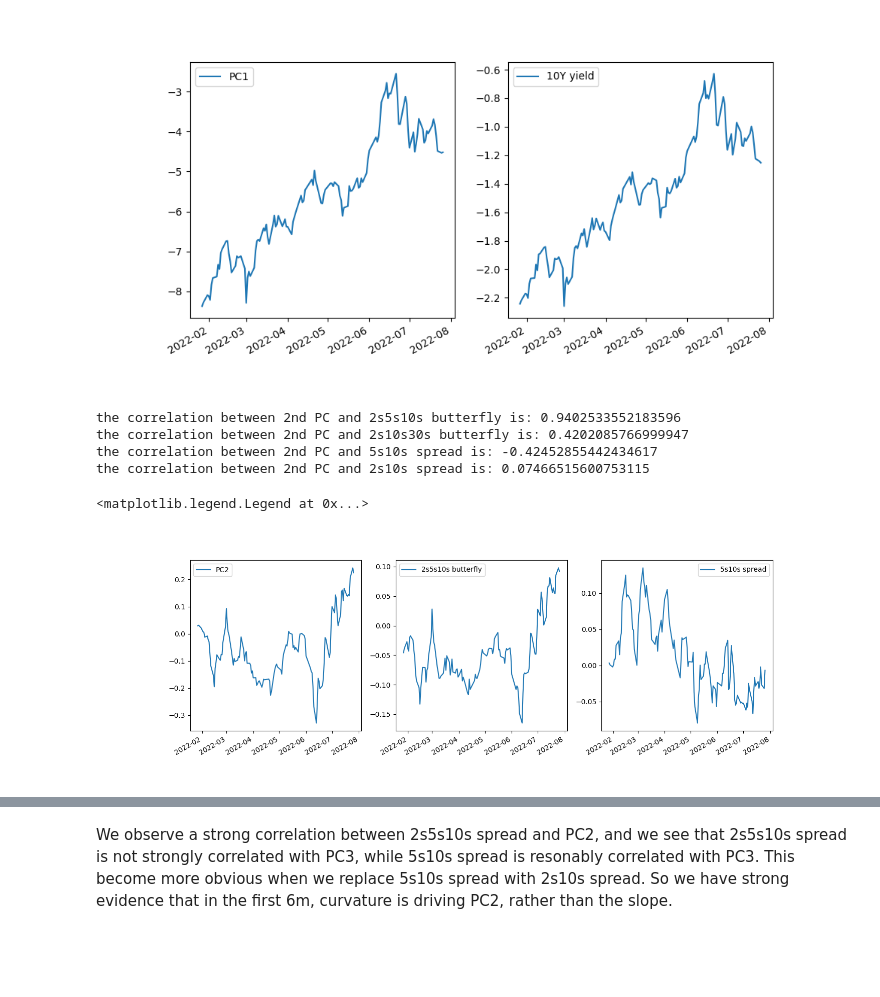
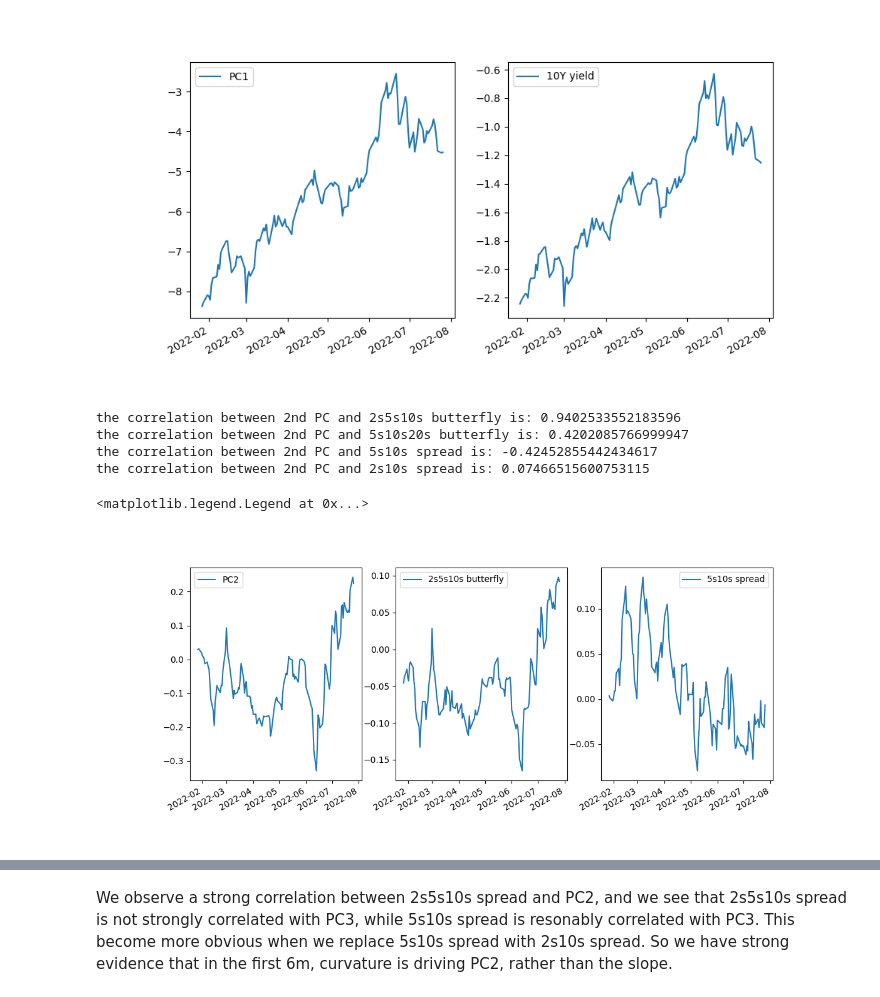
Before and after one commit to QizheCui/PCA_Butterfly_Trading_Strategy, a Jupyter notebook: LiborVersion/PCA_Trade_Libor.ipynb, the cells around one changed output, grey strips where cells are left out. Drawn from its saved outputs; the diff is of its cells as text; code cells hidden in the pictures; blank space fills up the shorter version.

```diff
--- a/LiborVersion/PCA_Trade_Libor.ipynb
+++ b/LiborVersion/PCA_Trade_Libor.ipynb
@@ -84,33 +84,33 @@ the correlation between 1st PC and 10Y yield is: 0.9986152853055759
 [figure]
 # %%
 # 2nd PC and its correlation with curvature, slope
-plt.figure(figsize=(15,5))
+plt.figure(figsize=(12,5))
 plt.subplot(1,3,1)
 plt.plot(dates[mask],PC2, label='PC2')
 plt.legend()
 # calculate the curvature
 curvature1 = df_scale.loc[:,2] - 2*df_scale.loc[:,5] + df_scale.loc[:,10] # 2s5s10s butterfly
 curvature2 = df_scale.loc[:,5] - 2*df_scale.loc[:,10] + df_scale.loc[:,20] # 5s10s20s butterfly
 spread_5_10 = df_scale.loc[:,5] - df_scale.loc[:,10] # 5s10s spread
 spread_2_10 = df_scale.loc[:,2] - df_scale.loc[:,10] # 2s10s spread
 print(f"the correlation between 2nd PC and 2s5s10s butterfly is: {np.corrcoef(PC2, curvature1)[0][1]}")
-print(f"the correlation between 2nd PC and 2s10s30s butterfly is: {np.corrcoef(PC2, curvature2)[0][1]}")
+print(f"the correlation between 2nd PC and 5s10s20s butterfly is: {np.corrcoef(PC2, curvature2)[0][1]}")
 print(f"the correlation between 2nd PC and 5s10s spread is: {np.corrcoef(PC2, spread_5_10)[0][1]}")
 print(f"the correlation between 2nd PC and 2s10s spread is: {np.corrcoef(PC2, spread_2_10)[0][1]}")
 plt.subplot(1,3,2)
 plt.plot(dates[mask],curvature1, label='2s5s10s butterfly')
 plt.gcf().autofmt_xdate()
 plt.legend()
 plt.subplot(1,3,3)
 plt.plot(dates[mask],spread_5_10, label='5s10s spread')
 plt.gcf().autofmt_xdate()
 plt.legend()
 # %% [output]
 the correlation between 2nd PC and 2s5s10s butterfly is: 0.9402533552183596
-the correlation between 2nd PC and 2s10s30s butterfly is: 0.4202085766999947
+the correlation between 2nd PC and 5s10s20s butterfly is: 0.4202085766999947
 the correlation between 2nd PC and 5s10s spread is: -0.42452855442434617
 the correlation between 2nd PC and 2s10s spread is: 0.07466515600753115
 <matplotlib.legend.Legend at 0x...>
-[figure, old version]
+[figure, new version]
 # %%
 # 3rd PC and its correlation with 2s5s10s butterfly, 5-10 spread
```
Also changed, not shown: parts of 17 cells of this notebook.
